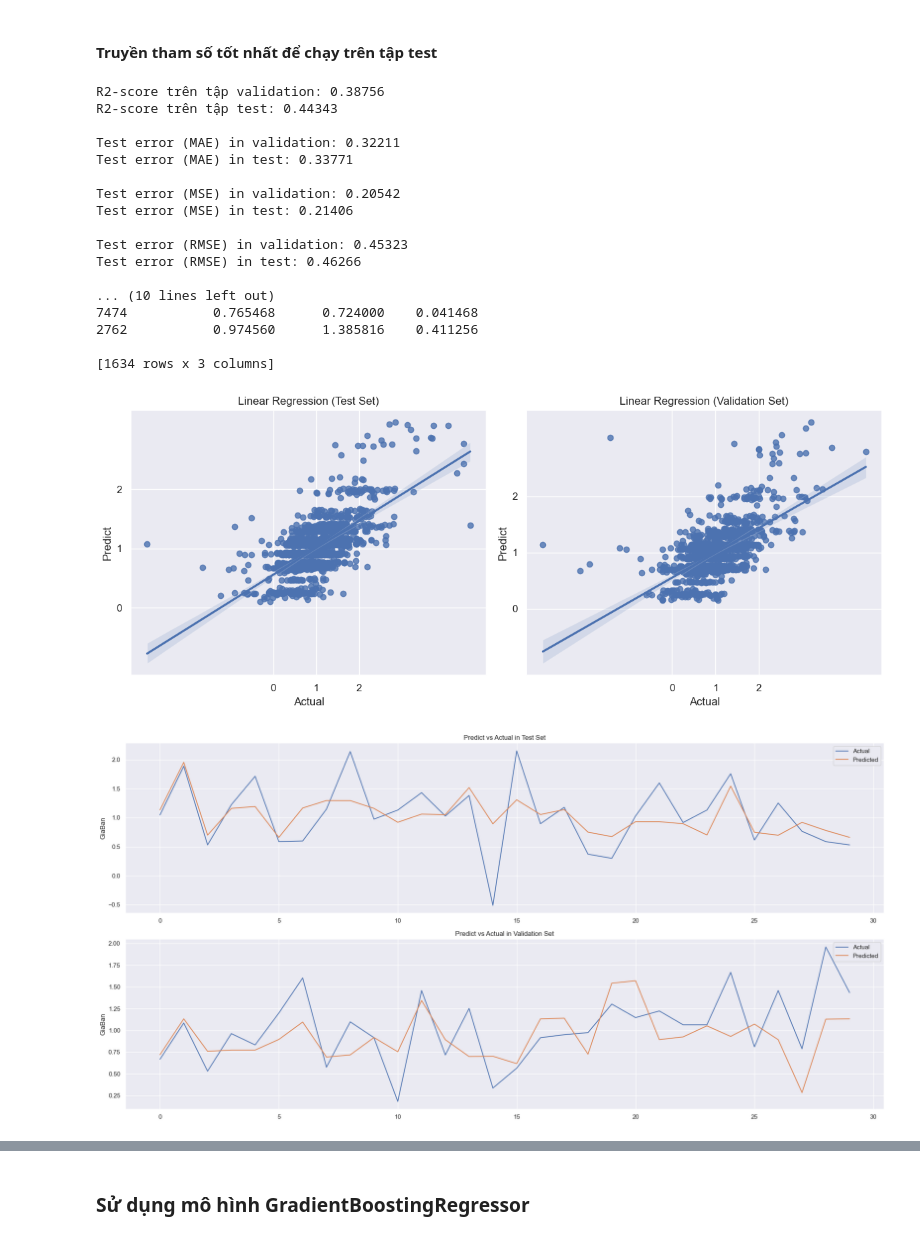
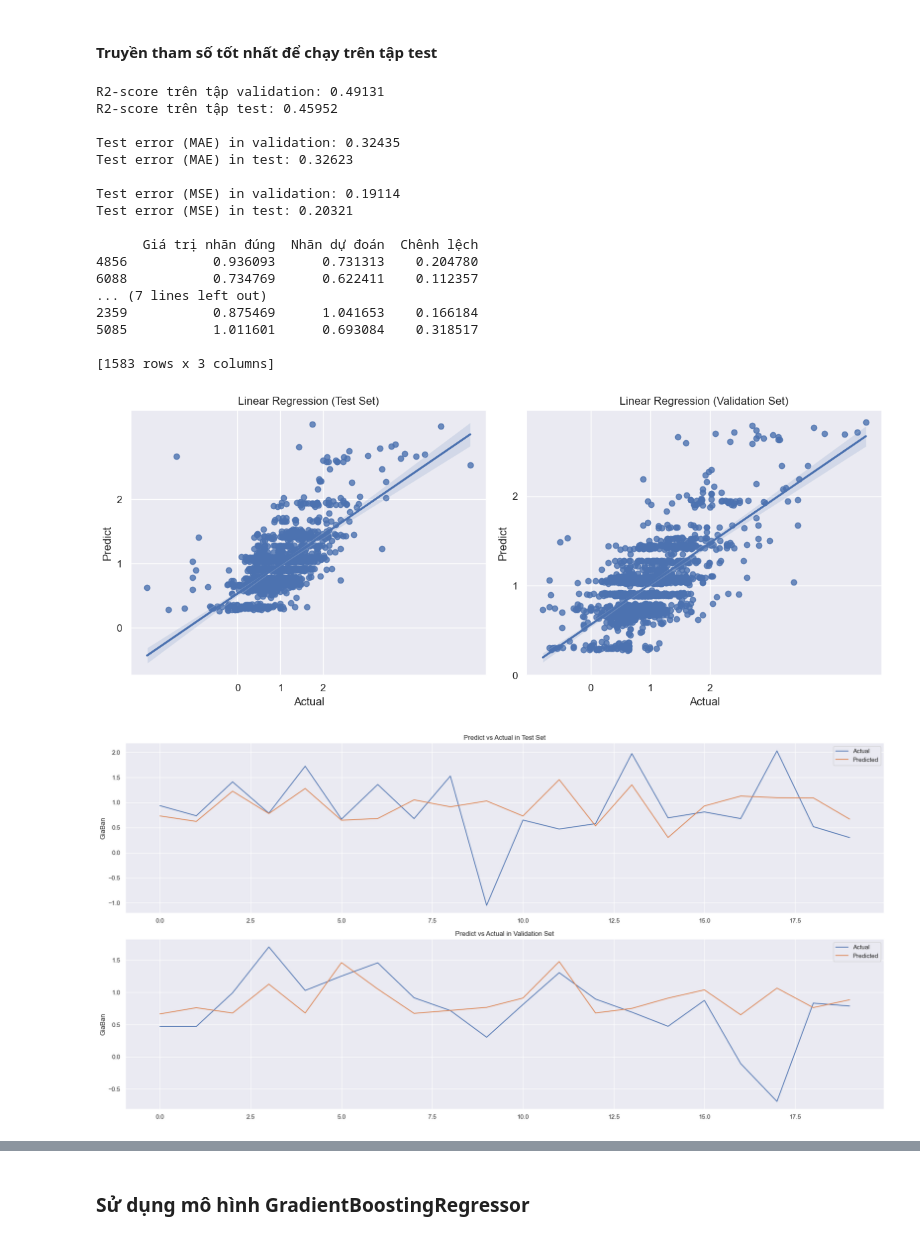
Before and after one commit to Yenhi501/Web_Scarping, a Jupyter notebook: model_BigDS.ipynb, the cells around one changed output, grey strips where cells are left out. Saved outputs shown, nothing was run; the diff lists cells and outputs as text; code cells hidden in the pictures.

```diff
--- a/model_BigDS.ipynb
+++ b/model_BigDS.ipynb
@@ -828,50 +908,45 @@ Best parameters: {'max_depth': 5, 'min_samples_split': 2, 'n_estimators': 300}
 # %% [markdown]
 #### Truyền tham số tốt nhất để chạy trên tập test
 # %%
-model = RandomForestRegressor(max_depth = 5, min_samples_split = 2, n_estimators = 300,random_state=20)
+model = RandomForestRegressor(max_depth = 5, min_samples_split = 2, n_estimators = 50,random_state=20)
 model.fit(X_train_randomforest, y_train_randomforest)
 y_val_pred = model.predict(X_val_randomforest)
-r2_val_after = r2_score(y_val_randomforest, y_val_pred).round(5)
+r2_val_after_random = r2_score(y_val_randomforest, y_val_pred).round(5)
 y_test_pred = model.predict(X_test_randomforest)
-r2_test_after = r2_score(y_test_randomforest, y_test_pred).round(5)
-mae_test_after = mean_absolute_error(y_test_randomforest,y_test_pred).round(5)
-mae_val_after = mean_absolute_error(y_val_randomforest,y_val_pred).round(5)
-mse_test_after = mean_squared_error(y_test_randomforest,y_test_pred).round(5)
-mse_val_after = mean_squared_error(y_val_randomforest,y_val_pred).round(5)
-rmse_test_after = mean_squared_error(y_test_randomforest,y_test_pred,squared = False).round(5)
-rmse_val_after = mean_squared_error(y_val_randomforest,y_val_pred,squared = False).round(5)
-print("R2-score trên tập validation:", r2_val_after)
-print("R2-score trên tập test:", r2_test_after)
+r2_test_after_random = r2_score(y_test_randomforest, y_test_pred).round(5)
+mae_test_after_random = mean_absolute_error(y_test_randomforest,y_test_pred).round(5)
+mae_val_after_random = mean_absolute_error(y_val_randomforest,y_val_pred).round(5)
+mse_test_after_random = mean_squared_error(y_test_randomforest,y_test_pred).round(5)
+mse_val_after_random = mean_squared_error(y_val_randomforest,y_val_pred).round(5)
+print("R2-score trên tập validation:", r2_val_after_random)
+print("R2-score trên tập test:", r2_test_after_random)
 print()
-print("Test error (MAE) in validation: {}".format(mae_val_after))
-print("Test error (MAE) in test: {}".format(mae_test_after))
+print("Test error (MAE) in validation: {}".format(mae_val_after_random))
+print("Test error (MAE) in test: {}".format(mae_test_after_random))
 print()
-print("Test error (MSE) in validation: {}".format(mse_val_after))
-print("Test error (MSE) in test: {}".format(mse_test_after))
-print()
-print("Test error (RMSE) in validation: {}".format(rmse_val_after))
-print("Test error (RMSE) in test: {}".format(rmse_test_after))
+print("Test error (MSE) in validation: {}".format(mse_val_after_random))
+print("Test error (MSE) in test: {}".format(mse_test_after_random))
 print()
 df = pd.DataFrame({'Giá trị nhãn đúng': y_test_randomforest, 'Nhãn dự đoán': y_test_pred,'Chênh lệch': abs(y_test_randomforest-y_test_pred)})
 print(df)
 # %% [output]
-R2-score trên tập validation: 0.38756
-R2-score trên tập test: 0.44343
+R2-score trên tập validation: 0.49131
+R2-score trên tập test: 0.45952
 
-Test error (MAE) in validation: 0.32211
-Test error (MAE) in test: 0.33771
+Test error (MAE) in validation: 0.32435
+Test error (MAE) in test: 0.32623
 
-Test error (MSE) in validation: 0.20542
-Test error (MSE) in test: 0.21406
+Test error (MSE) in validation: 0.19114
+Test error (MSE) in test: 0.20321
 
-Test error (RMSE) in validation: 0.45323
-Test error (RMSE) in test: 0.46266
+      Giá trị nhãn đúng  Nhãn dự đoán  Chênh lệch
+4856           0.936093      0.731313    0.204780
+6088           0.734769      0.622411    0.112357
+... (7 lines left out)
+2359           0.875469      1.041653    0.166184
+5085           1.011601      0.693084    0.318517
 
-... (10 lines left out)
-7474           0.765468      0.724000    0.041468
-2762           0.974560      1.385816    0.411256
-
-[1634 rows x 3 columns]
+[1583 rows x 3 columns]
 # %%
 fig, axes = plt.subplots(1, 2, figsize=(12, 5))
 ax1 = axes[0]
@@ -891,21 +966,21 @@ ax2.set_yticks(range(0, 3, 1))
 plt.tight_layout()
 plt.show()
 # %% [output]
-[figure, old version]
+[figure, new version]
 # %%
 fig, axes = plt.subplots(2, 1, figsize=(20, 10))
 axes[0].set_ylabel("GiaBan")
 axes[0].set_title('Predict vs Actual in Test Set')
-axes[0].plot(np.array(y_test_randomforest[:30]), label='Actual')
-axes[0].plot(y_test_pred[:30], label='Predicted')
+axes[0].plot(np.array(y_test_randomforest[:20]), label='Actual')
+axes[0].plot(y_test_pred[:20], label='Predicted')
 axes[0].legend()
 axes[1].set_ylabel("GiaBan")
 axes[1].set_title('Predict vs Actual in Validation Set')
-axes[1].plot(np.array(y_val_randomforest[:30]), label='Actual')
-axes[1].plot(y_val_pred[:30], label='Predicted')
+axes[1].plot(np.array(y_val_randomforest[:20]), label='Actual')
+axes[1].plot(y_val_pred[:20], label='Predicted')
 axes[1].legend()
 plt.tight_layout()
 plt.show()
 # %% [output]
-[figure, old version]
+[figure, new version]
 # %%
```
Also changed, not shown: parts of 64 cells of this notebook, 7 other files.
